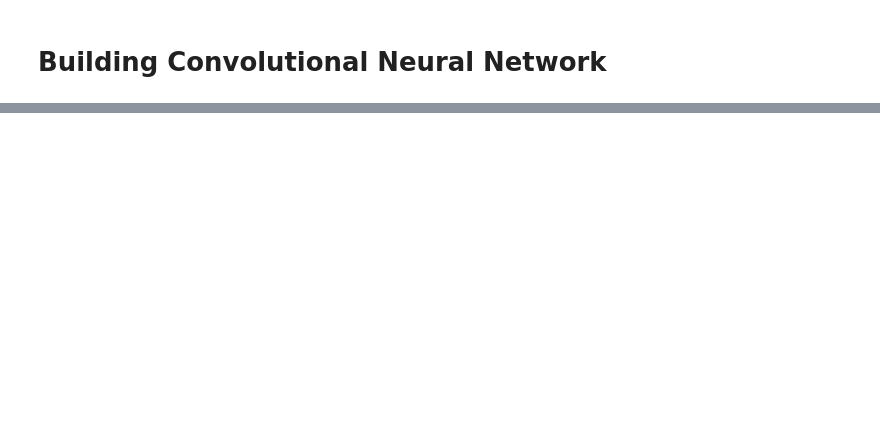
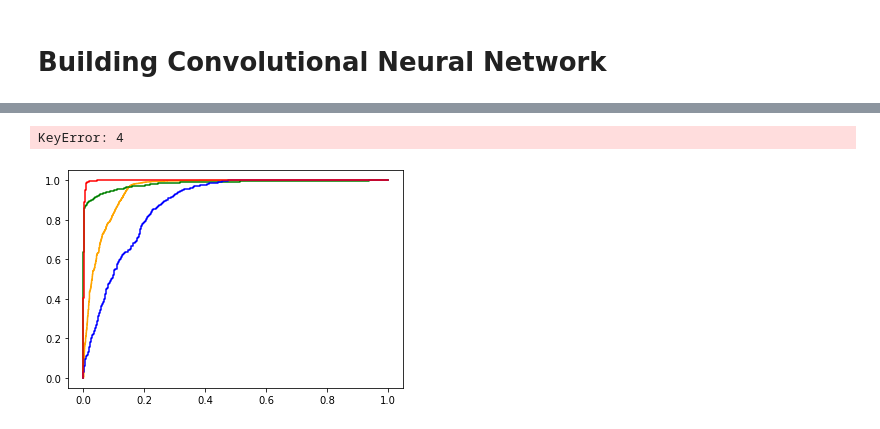
Before and after one commit to Rakibuz/Corn-Leaf-Disease-Detection-Using-CNN, a Jupyter notebook: Corn_Disease_Detection_Model.ipynb, the cells around one changed output, grey strips where cells are left out. Saved outputs shown, nothing was run; the diff lists cells and outputs as text; code cells hidden in the pictures; blank space fills up the shorter version.

```diff
--- a/Corn_Disease_Detection_Model.ipynb
+++ b/Corn_Disease_Detection_Model.ipynb
@@ -153,0 +256,3 @@ from tensorflow.keras.layers import Conv2D,Dense,Flatten,MaxPooling2D,Dropout
+# %%
+y_prob=classifier.predict_proba(X_test)
+y_prob
@@ -153,0 +270,27 @@ from tensorflow.keras.layers import Conv2D,Dense,Flatten,MaxPooling2D,Dropout
+# %%
+from sklearn.metrics import roc_curve, auc
+
+fpr = {}
+tpr = {}
+thresh ={}
+roc_auc={}
+
+n_class = 4
+
+for i in range(n_class):
+    fpr[i], tpr[i], thresh[i] = roc_curve(y_test, y_prob[:,i], pos_label=i)
+    roc_auc[i] = auc(fpr[i], tpr[i])
+
+plt.plot(fpr[0], tpr[0], color='orange',label='Blight AUC = %0.3f' % roc_auc[0])
+plt.plot(fpr[1], tpr[1], color='green',label='Common_Rust AUC = %0.3f' % roc_auc[1])
+plt.plot(fpr[2], tpr[2], color='blue',label='Gray_l AUC = %0.3f' % roc_auc[2])
+plt.plot(fpr[3], tpr[3], color='red',label='Late Blight AUC = %0.3f' % roc_auc[3])
+plt.plot(fpr[4], tpr[4], color='pink',label='Leaf Mold AUC = %0.3f' % roc_auc[4])
+
+plt.title('Corn Leaves Diseases ROC curve')
+plt.xlabel('False Positive Rate')
+plt.ylabel('True Positive rate')
+plt.legend(loc='best')
+# %% [output]
+KeyError: 4
+[figure, added]
```
Also changed, not shown: parts of 13 cells of this notebook.
